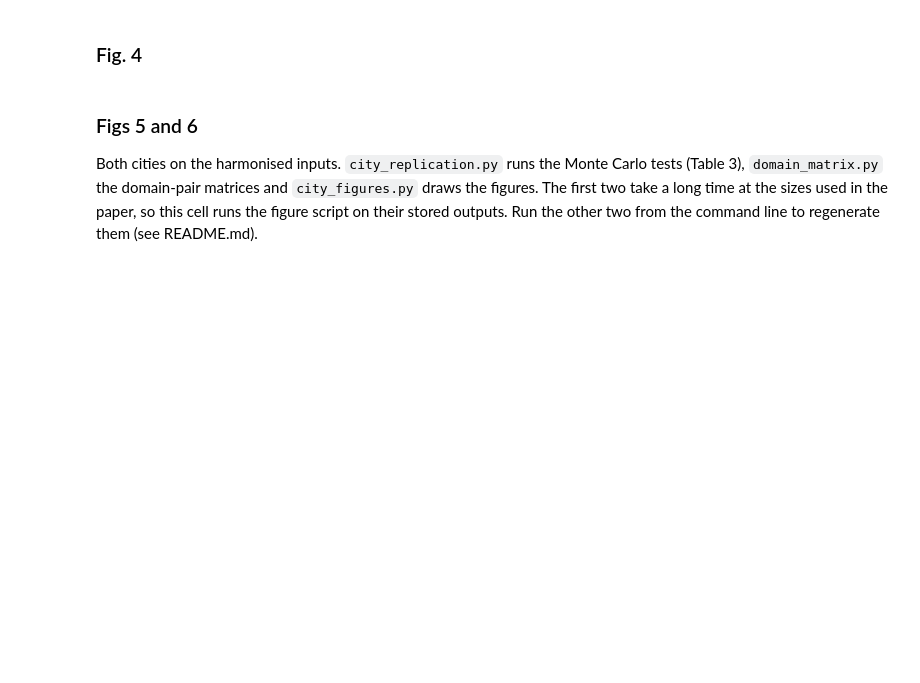
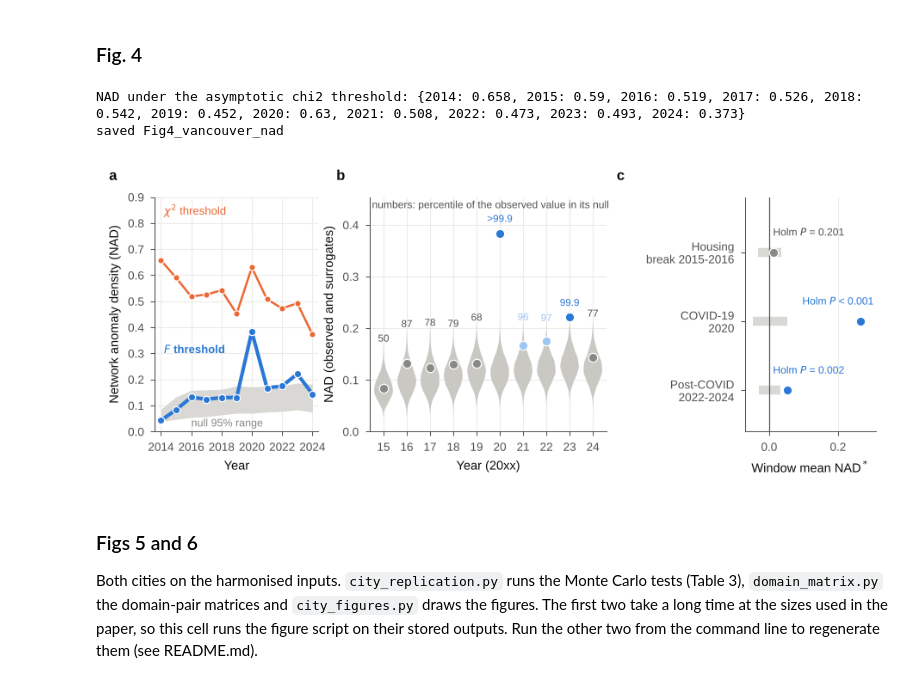
Before and after one commit to mozhganpmn/URSA_Parenclitic_Network, a Jupyter notebook: parenclitic_urban_resilience.ipynb, the cells around one changed output. Cells and saved outputs as stored; diff of their text form; code cells hidden in the pictures; blank space fills up the shorter version.

```diff
--- a/parenclitic_urban_resilience.ipynb
+++ b/parenclitic_urban_resilience.ipynb
@@ -1331,7 +1520,7 @@ out = {"metadata": {"generated": datetime.datetime.now().isoformat(timespec="sec
                     "rho": RHO, "target_alpha": 0.05, "numpy": np.__version__,
                     "scipy": scipy.__version__, "python": platform.python_version()},
        "held_out_fpr": rows, "arw_native_selfcheck": selfcheck}
-with open("method_comparison_output.json", "w") as f: json.dump(out, f, indent=2)
+with open("results/method_comparison_output.json", "w") as f: json.dump(out, f, indent=2)
 
 hdr = f"{'n':>4} {'w*_F':>7} {'chi2':>7} {'F':>7} {'MCD+chi2':>9} {'Filz(arw)':>10}"
 print(hdr); print("-"*len(hdr))
@@ -1496,7 +1698,7 @@ out = {"metadata": {"generated": datetime.datetime.now().isoformat(timespec="sec
        "detection_break_lognormal": det_break,
        "detection_matched_null_lognormal": det_null,
        "power_under_break_lognormal": power}
-with open("nonnormal_robustness_output.json", "w") as f: json.dump(out, f, indent=2)
+with open("results/nonnormal_robustness_output.json", "w") as f: json.dump(out, f, indent=2)
 
 print("(i) per-pair held-out FPR, F threshold (target 0.05):")
 print(f"    {'n':>3} " + " ".join(f"{k:>10}" for k in KINDS))
@@ -1707,45 +1961,49 @@ def _pct_label(p):
     return '>99.9' if p >= 99.95 else (f'{p:.1f}' if p >= 99 else f'{p:.0f}')
 with mpl.rc_context(FIG_RC):
     fig = plt.figure(figsize=(183*MM, 60*MM))
-    gs = fig.add_gridspec(1, 3, width_ratios=[1.0, 1.55, 0.8], wspace=0.38)
+    gs = fig.add_gridspec(1, 4, width_ratios=[1.0, 1.45, 0.22, 0.8], wspace=0.36)
     a = fig.add_subplot(gs[0])
     _lo = [np.nanpercentile(null_nad_dist[y], 2.5) for y in _Y]; _hi = [np.nanpercentile(null_nad_dist[y], 97.5) for y in _Y]
     a.fill_between(_Y, _lo, _hi, color=FIG_LGREY, lw=0)
     a.plot(_Y, [chi2_nad[y] for y in _Y], 'o-', color=FIG_ORANGE, lw=1.2, mec='white', mew=0.6)
     a.plot(_Y, [nad_df[y] for y in _Y], 'o-', color=FIG_BLUE, lw=2.0, ms=4, mec='white', mew=0.6)
     a.text(2014.2, 0.83, '$\\chi^2$ threshold', color=FIG_ORANGE, fontsize=6.3)
-    a.text(2020.4, nad_df[2020] + 0.05, '$F$ threshold', color=FIG_BLUE, fontsize=6.3, fontweight='bold')
+    a.text(2014.2, 0.30, '$F$ threshold', color=FIG_BLUE, fontsize=6.3, fontweight='bold')
     a.text(2016.0, 0.02, 'null 95% range', color=FIG_GREY, fontsize=6.0)
     a.set_ylim(0, 0.9); a.set_xlim(2013.6, 2024.4); a.set_xticks([2014, 2016, 2018, 2020, 2022, 2024])
     a.set_ylabel('Network anomaly density (NAD)'); a.set_xlabel('Year')
     fig_letter(a, 'a', x=-0.28)
     b = fig.add_subplot(gs[1])
     _vals = [mc_null_by_year[y] for y in _R]
     vp = b.violinplot(_vals, positions=_R, widths=0.8, showextrema=False)
     for body in vp['bodies']: body.set_facecolor('#c9c8c3'); body.set_edgecolor('none'); body.set_alpha(1.0)
     for y in _R:
         r_ = mc_results[y]; col = FIG_BLUE if r_['P_holm'] < 0.05 else (FIG_LBLUE if r_['P_mc'] < 0.05 else FIG_GREY)
         b.plot(y, nad_df[y], 'o', color=col, ms=5, mec='white', mew=0.6, zorder=3)
         b.text(y, max(nad_df[y], np.percentile(mc_null_by_year[y], 99.5)) + 0.018, _pct_label(r_['percentile']),
                ha='center', va='bottom', fontsize=5.6, color=col if col != FIG_GREY else FIG_INK2)
-    b.set_xticks(_R); b.set_xticklabels([str(y) for y in _R], rotation=0)
+    b.set_xticks(_R); b.set_xticklabels([str(y)[2:] for y in _R], rotation=0)
     b.set_xlim(2014.4, 2024.6); b.set_ylim(0, max(nad_df[_R].max() + 0.07, 0.3))
-    b.set_ylabel('NAD (observed and surrogates)'); b.set_xlabel('Year')
+    b.set_ylabel('NAD (observed and surrogates)'); b.set_xlabel('Year (20xx)')
     b.text(2014.5, b.get_ylim()[1]*0.985, 'numbers: percentile of the observed value in its null', fontsize=5.8, color=FIG_INK2, va='top')
     fig_letter(b, 'b', x=-0.14)
-    c = fig.add_subplot(gs[2]); _W = list(scenario_results)
+    c = fig.add_subplot(gs[3]); _W = list(scenario_results)
     for k, wn in enumerate(_W):
         ys = scenario_results[wn]['years']; js = [year_to_idx[y] for y in ys]; nn = null_mat[:, js].mean(1) - null_mat[:, js].mean(1).mean()
         lo, hi = np.percentile(nn, [2.5, 97.5]); yk = len(_W) - 1 - k
         c.plot([lo, hi], [yk, yk], color=FIG_LGREY, lw=5, solid_capstyle='butt')
         r_ = scenario_results[wn]; col = FIG_BLUE if r_['P_holm'] < 0.05 else FIG_GREY
         c.plot(r_['NADstar'], yk, 'o', color=col, ms=5, mec='white', mew=0.6, zorder=3)
-        c.text(r_['NADstar'], yk + 0.3, ('Holm $P$ < 0.001' if r_['P_holm'] < 0.001 else f"Holm $P$ = {r_['P_holm']:.3f}"), fontsize=5.8, color=col if col != FIG_GREY else FIG_INK2, ha='center')
+        c.text(min(max(r_['NADstar'], 0.115), 0.2), yk + 0.24, ('Holm $P$ < 0.001' if r_['P_holm'] < 0.001 else f"Holm $P$ = {r_['P_holm']:.3f}"), fontsize=5.8, color=col if col != FIG_GREY else FIG_INK2, ha='center')
     c.axvline(0, color=FIG_INK2, lw=0.6)
     c.set_yticks(range(len(_W))); c.set_yticklabels([w.replace(' ', '\n', 1) for w in _W][::-1]); c.grid(axis='y', visible=False)
-    c.set_ylim(-0.6, len(_W) - 0.2); c.set_xlabel('Window mean NAD$^*$')
-    fig_letter(c, 'c', x=-0.75)
+    c.set_xlim(-0.07, 0.31); c.set_ylim(-0.6, len(_W) - 0.2); c.set_xlabel('Window mean NAD$^*$')
+    fig_letter(c, 'c', x=-0.98)
     fig_save(fig, 'Fig4_vancouver_nad'); plt.show()
+# %% [output]
+NAD under the asymptotic chi2 threshold: {2014: 0.658, 2015: 0.59, 2016: 0.519, 2017: 0.526, 2018: 0.542, 2019: 0.452, 2020: 0.63, 2021: 0.508, 2022: 0.473, 2023: 0.493, 2024: 0.373}
+saved Fig4_vancouver_nad
+[figure, added]
 # %% [markdown]
 ### Figs 5 and 6
 
```
Also changed, not shown: parts of 28 cells of this notebook, 17 other files.
